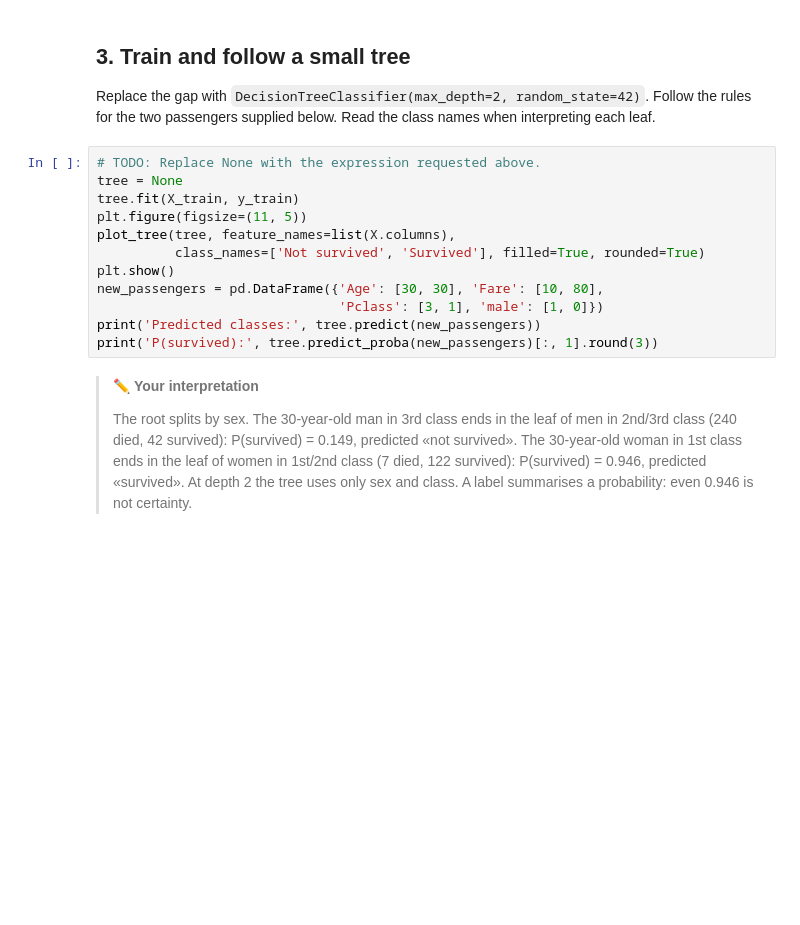
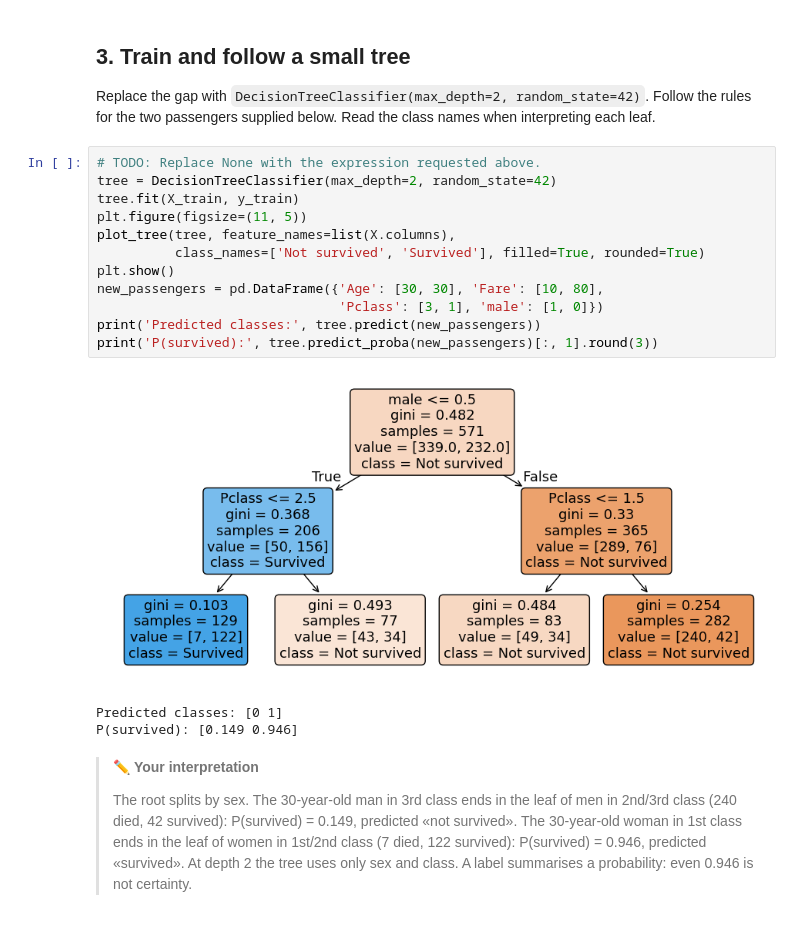
Before and after one commit to CharlesNinjaCoding/python_machine_learning_basics, a Jupyter notebook: 05_Classification_Trees_Ensembles/classification_trees_ensembles_exercise.ipynb, the cells around one changed output. Saved outputs shown, nothing was run; the diff lists cells and outputs as text; blank space fills up the shorter version.

```diff
--- a/05_Classification_Trees_Ensembles/classification_trees_ensembles_exercise.ipynb
+++ b/05_Classification_Trees_Ensembles/classification_trees_ensembles_exercise.ipynb
@@ -74,16 +82,20 @@ print('Training rows:', len(X_train), 'Test rows:', len(X_test))
 Replace the gap with `DecisionTreeClassifier(max_depth=2, random_state=42)`. Follow the rules for the two passengers supplied below. Read the class names when interpreting each leaf.
 # %%
 # TODO: Replace None with the expression requested above.
-tree = None
+tree = DecisionTreeClassifier(max_depth=2, random_state=42)
 tree.fit(X_train, y_train)
 plt.figure(figsize=(11, 5))
 plot_tree(tree, feature_names=list(X.columns),
           class_names=['Not survived', 'Survived'], filled=True, rounded=True)
 plt.show()
 new_passengers = pd.DataFrame({'Age': [30, 30], 'Fare': [10, 80],
                                'Pclass': [3, 1], 'male': [1, 0]})
 print('Predicted classes:', tree.predict(new_passengers))
 print('P(survived):', tree.predict_proba(new_passengers)[:, 1].round(3))
+# %% [output]
+[figure, added]
+Predicted classes: [0 1]
+P(survived): [0.149 0.946]
 # %% [markdown]
 > ✏️ **Your interpretation**
 >
```
Also changed, not shown: parts of 4 cells of this notebook, 13 other files.
